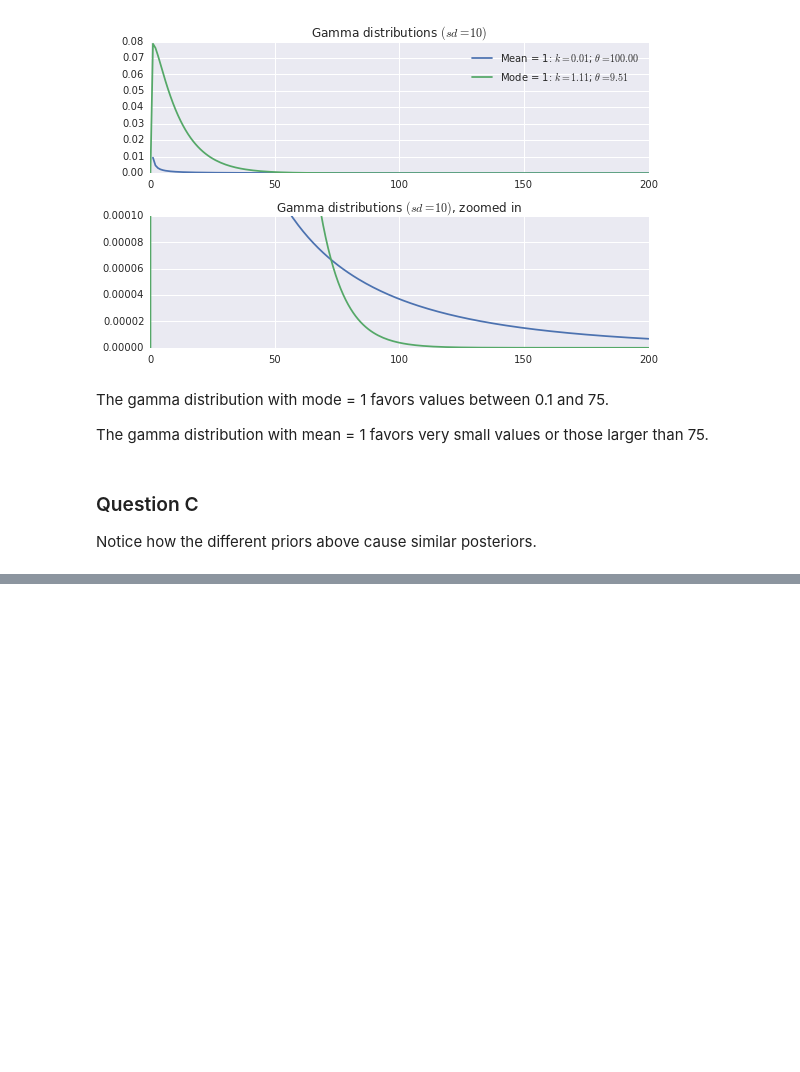
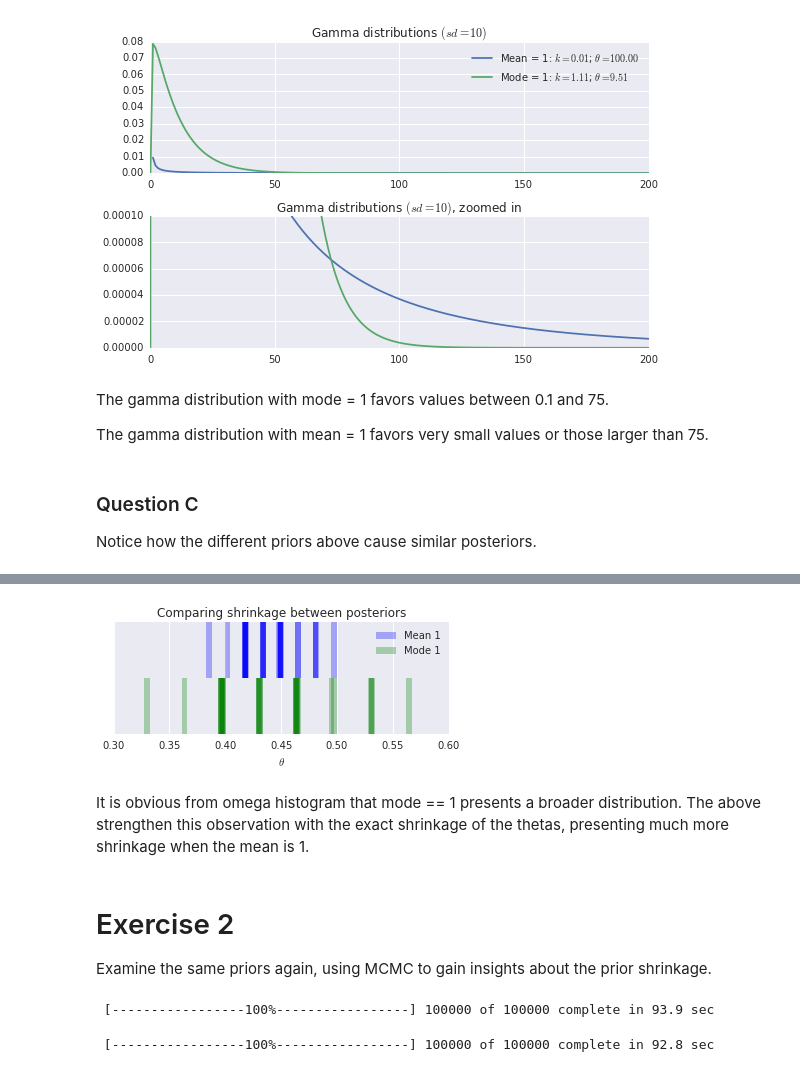
Before and after one commit to Nagasaki45/dbdapy, a Jupyter notebook: ch09.ipynb, the cells around one changed output, grey strips where cells are left out. Saved outputs shown, nothing was run; the diff lists cells and outputs as text; code cells hidden in the pictures; blank space fills up the shorter version.

```diff
--- a/ch09.ipynb
+++ b/ch09.ipynb
@@ -160,0 +181,38 @@ print(ess(subject_theta))
+# %%
+def plot_shrinkage_comparison(traces):
+    '''
+    traces is a list of (trace, label, color) tuples.
+    '''
+    plt.figure(figsize=(6, 2))
+    for i, (trace, label, color) in enumerate(traces):
+        thetas = trace.get_values('theta')
+        ones = np.ones(thetas.shape[1])
+        means = thetas.reshape(thetas.shape[:-1]).mean(axis=0)
+        plt.bar(means, height=((-1) ** i) * ones, width=0.005, alpha=.3, linewidth=0,
+                color=color, label=label)
+    plt.xlim((.3, .6))
+    plt.yticks((), ())
+    plt.legend()
+    plt.xlabel(r'$\theta$')
+# %%
+plot_shrinkage_comparison(((mean_1_trace, 'Mean 1', 'blue'), (mode_1_trace, 'Mode 1', 'green')))
+_ = plt.title('Comparing shrinkage between posteriors')
+# %% [output]
+[figure, added]
+# %% [markdown]
+It is obvious from omega histogram that mode == 1 presents a broader distribution. The above strengthen this observation with the exact shrinkage of the thetas, presenting much more shrinkage when the mean is 1.
+# %% [markdown]
+# Exercise 2
+
+Examine the same priors again, using MCMC to gain insights about the prior shrinkage.
+# %%
+TRACE_LENGTH = 100000
+gamma_params = gamma_params_from_mean_and_sd(1, 10)
+mean_1_prior = run_model_with_gamma_params(gamma_params, subjects=28)
+# %% [output]
+ [-----------------100%-----------------] 100000 of 100000 complete in 93.9 sec
+# %%
+gamma_params = gamma_params_from_mode_and_sd(1, 10)
+mode_1_prior = run_model_with_gamma_params(gamma_params, subjects=28)
+# %% [output]
+ [-----------------100%-----------------] 100000 of 100000 complete in 92.8 sec
```
Also changed, not shown: parts of 9 cells of this notebook.
